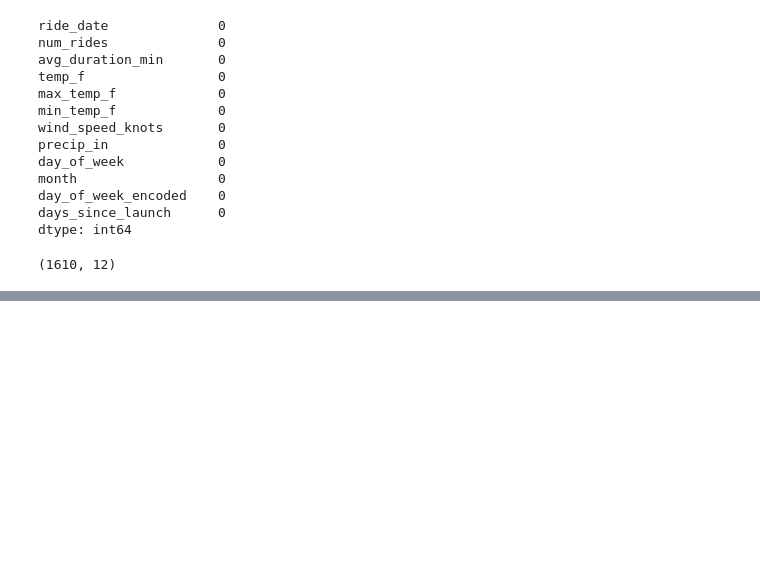
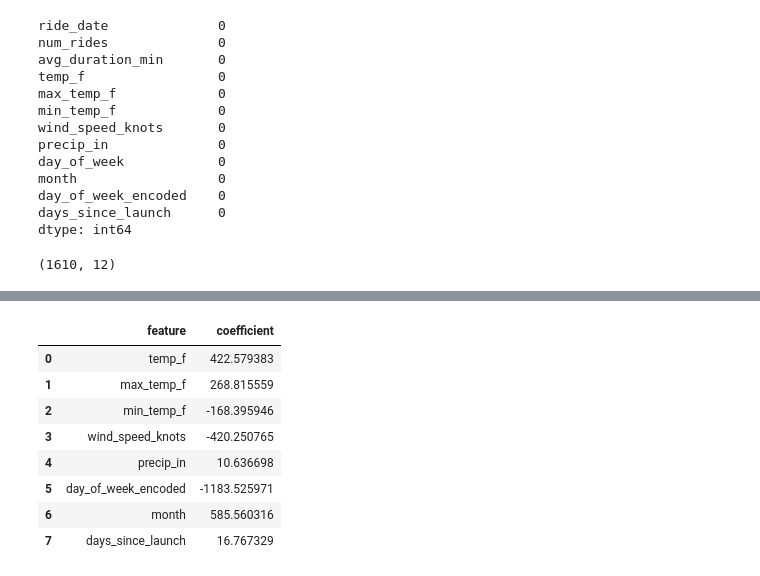
Before and after one commit to D-Sal22/citibike-ridership-weather-model, a Jupyter notebook: code/model.ipynb, the cells around one changed output, grey strips where cells are left out. Saved outputs shown, nothing was run; the diff lists cells and outputs as text; code cells hidden in the pictures; blank space fills up the shorter version.

```diff
--- a/code/model.ipynb
+++ b/code/model.ipynb
@@ -54,3 +58,24 @@ df.shape
 #I loaded the cleaned dataset (citibike_weather_daily_clean.csv) and verified that all preprocessing steps were applied correctly. The dataset contains the expected columns, including the encoded day_of_week and trend feature, and all dtypes are appropriate for modeling. No missing values remain, and the dataset is ready for feature selection and model training.
 # %% [output]
 (1610, 12)
+# %%
+#M2: Train/Test Split
+###Use train_test_split to create X_train, X_test, y_train, y_test
+
+X = df[['temp_f', 'max_temp_f', 'min_temp_f', 'wind_speed_knots',
+        'precip_in', 'day_of_week_encoded', 'month', 'days_since_launch']]
+y = df['num_rides']
+
+#defining X and y >  all numeric, model‑ready columns
+### Set y = num_rides
+### Set X to numeric, model-ready features (weather, day_of_week_encoded, month, days_since_launch, etc.)
+
+
+
+from sklearn.model_selection import train_test_split
+
+X_train, X_test, y_train, y_test = train_test_split(
+    X, y, test_size=0.2, random_state=42
+)
+
+#20% test size is the standard for time independent regression tasks
@@ -56,0 +162,23 @@ df.shape
+# %%
+#M4:Interpret the Coefficients
+### Print the coeddicients next to their feature names
+### Identify the most interesting coefficients
+
+import pandas as pd
+
+coef_table = pd.DataFrame({
+    'feature': X_train.columns,
+    'coefficient': model.coef_
+})
+
+coef_table
+# %% [output]
+|  | feature | coefficient |
+| 0 | temp_f | 422.579383 |
+| 1 | max_temp_f | 268.815559 |
+| 2 | min_temp_f | -168.395946 |
+| 3 | wind_speed_knots | -420.250765 |
+| 4 | precip_in | 10.636698 |
+| 5 | day_of_week_encoded | -1183.525971 |
+| 6 | month | 585.560316 |
+| 7 | days_since_launch | 16.767329 |
```
Also changed, not shown: parts of 12 cells of this notebook.
